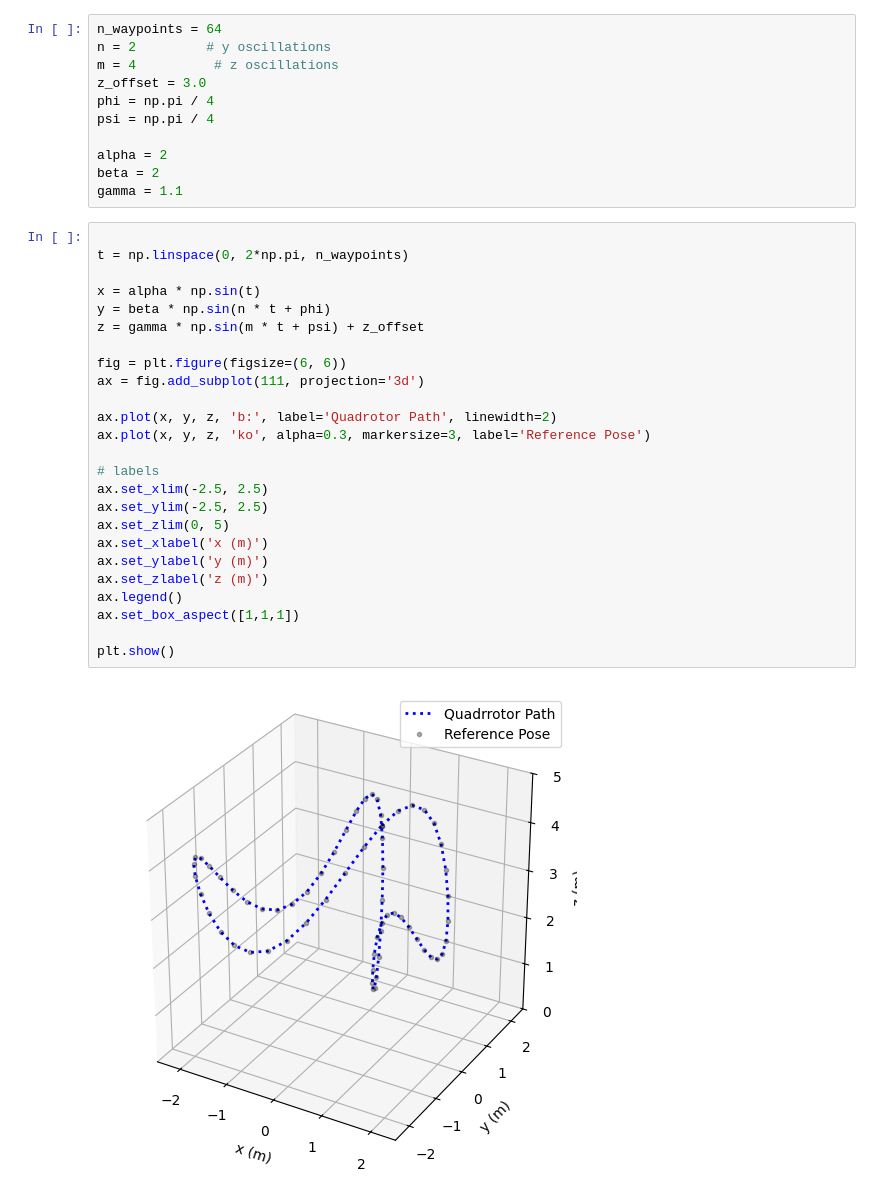
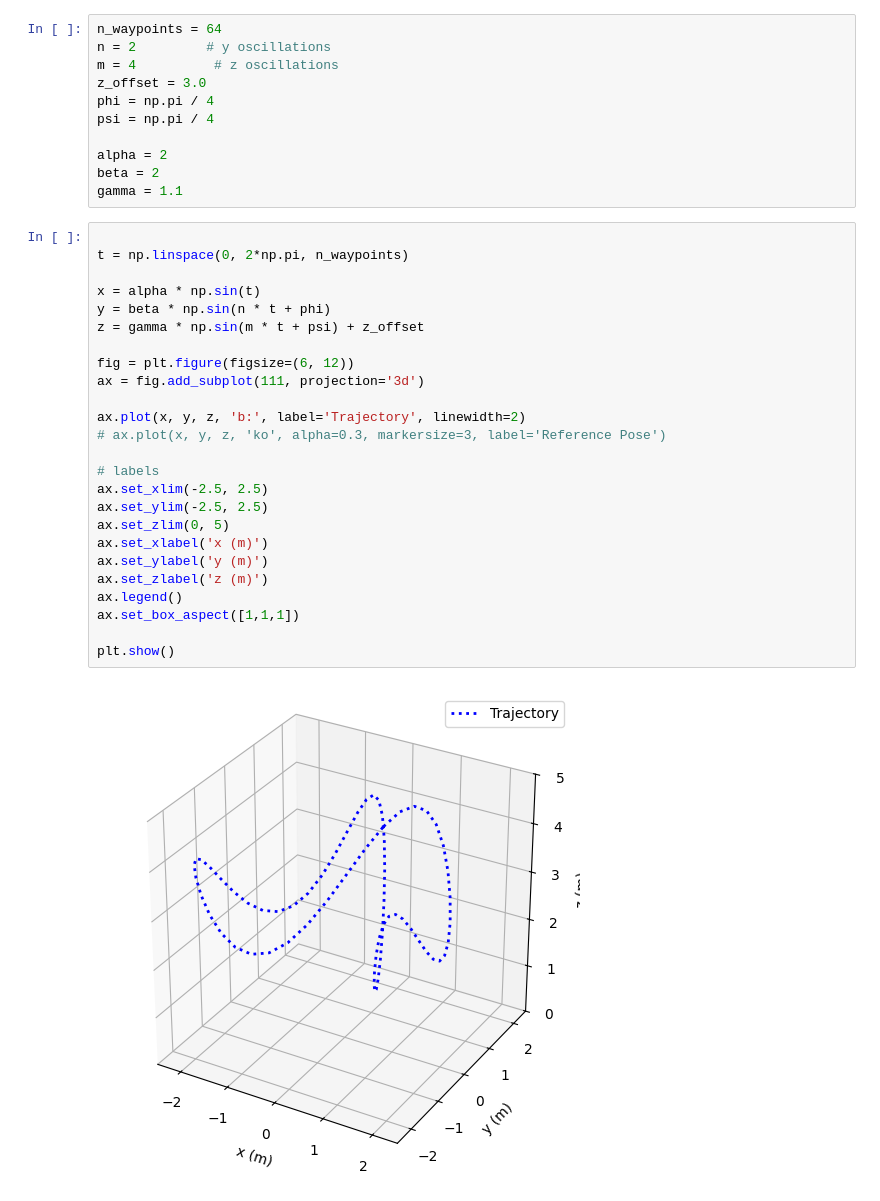
Before and after one commit to mht3/quad_rl, a Jupyter notebook: environments/trajectory_visualization.ipynb, the cells around one changed output. Saved outputs shown, nothing was run; the diff lists cells and outputs as text.

```diff
--- a/environments/trajectory_visualization.ipynb
+++ b/environments/trajectory_visualization.ipynb
@@ -15,27 +15,27 @@ gamma = 1.1
 # %%
 
 t = np.linspace(0, 2*np.pi, n_waypoints)
 
 x = alpha * np.sin(t)
 y = beta * np.sin(n * t + phi)
 z = gamma * np.sin(m * t + psi) + z_offset
 
-fig = plt.figure(figsize=(6, 6))
+fig = plt.figure(figsize=(6, 12))
 ax = fig.add_subplot(111, projection='3d')
 
-ax.plot(x, y, z, 'b:', label='Quadrotor Path', linewidth=2)
-ax.plot(x, y, z, 'ko', alpha=0.3, markersize=3, label='Reference Pose')
+ax.plot(x, y, z, 'b:', label='Trajectory', linewidth=2)
+# ax.plot(x, y, z, 'ko', alpha=0.3, markersize=3, label='Reference Pose')
 
 # labels
 ax.set_xlim(-2.5, 2.5)
 ax.set_ylim(-2.5, 2.5)
 ax.set_zlim(0, 5)
 ax.set_xlabel('x (m)')
 ax.set_ylabel('y (m)')
 ax.set_zlabel('z (m)')
 ax.legend()
 ax.set_box_aspect([1,1,1])
 
 plt.show()
 # %% [output]
-[figure, old version]
+[figure, new version]
```
Also changed, not shown: parts of 2 cells of this notebook, 16 other files.
